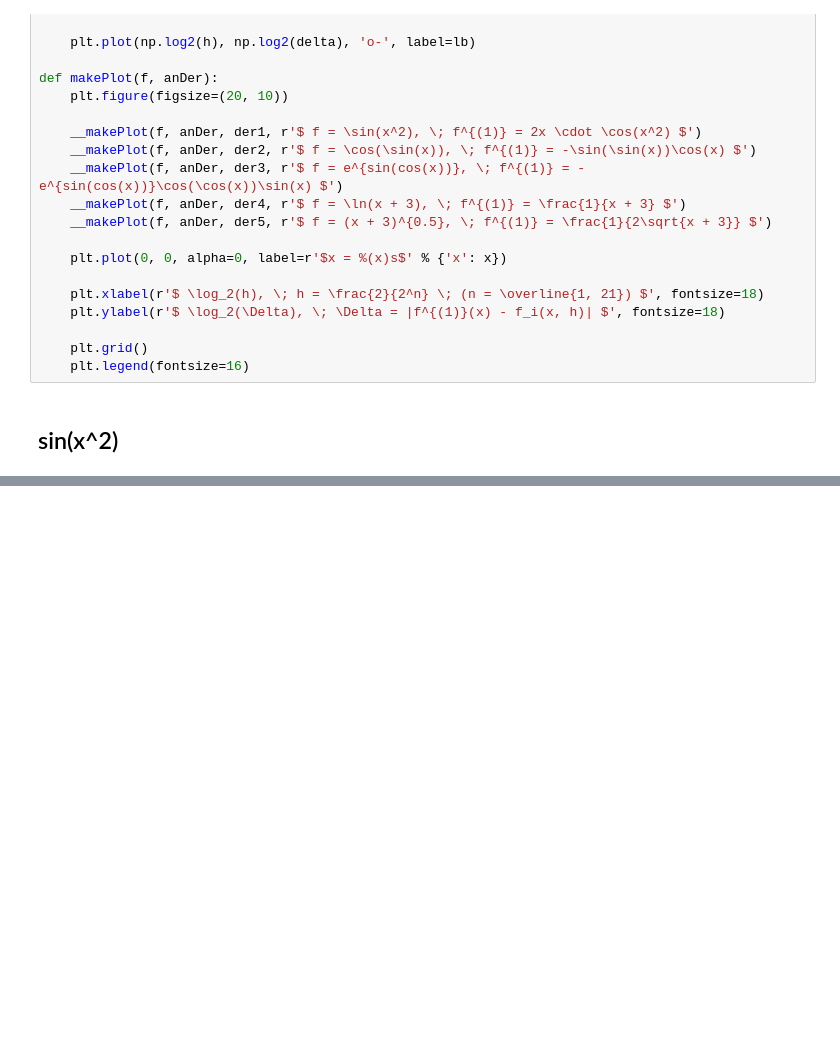
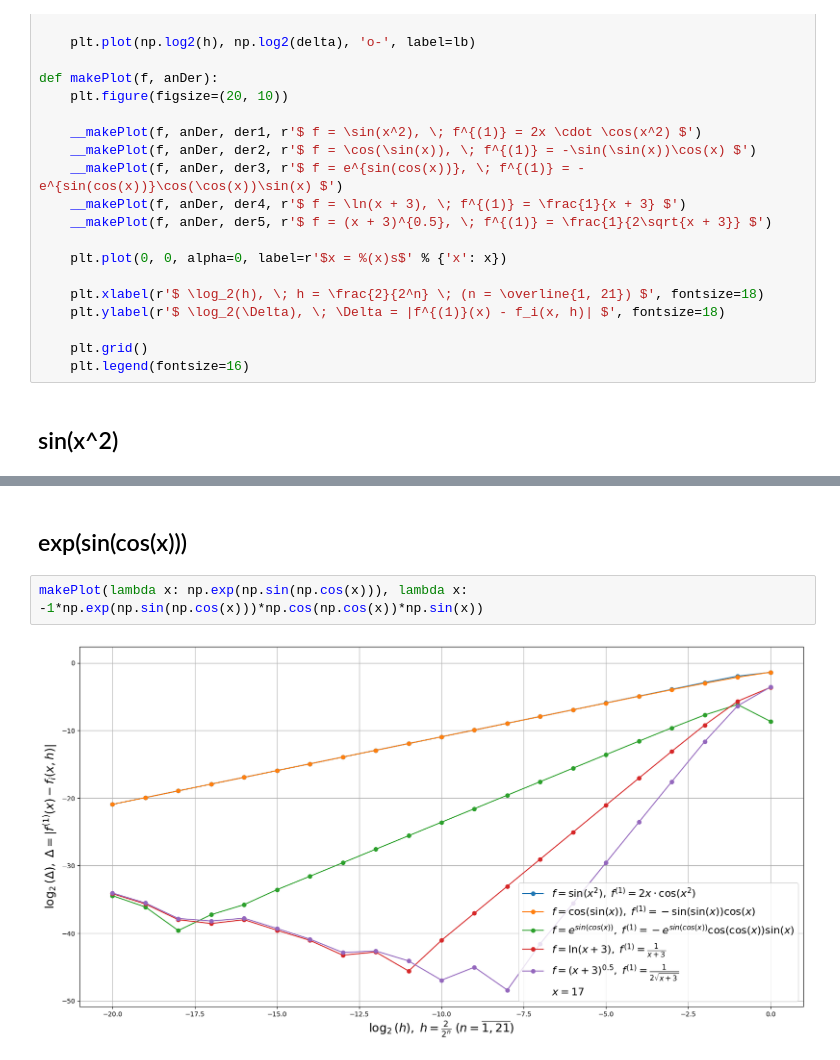
Before and after one commit to nerett/computational-mathematics, a Jupyter notebook: 1-derivate/derivate.ipynb, the cells around one changed output, grey strips where cells are left out. Cells and saved outputs as stored; diff of their text form; blank space fills up the shorter version.

```diff
--- a/1-derivate/derivate.ipynb
+++ b/1-derivate/derivate.ipynb
@@ -74,0 +68,6 @@ makePlot(sinx2, sinx2Der)
+# %% [markdown]
+## exp(sin(cos(x)))
+# %%
+makePlot(lambda x: np.exp(np.sin(np.cos(x))), lambda x: -1*np.exp(np.sin(np.cos(x)))*np.cos(np.cos(x))*np.sin(x))
+# %% [output]
+[figure, added]
```
Also changed, not shown: parts of 9 cells of this notebook.
